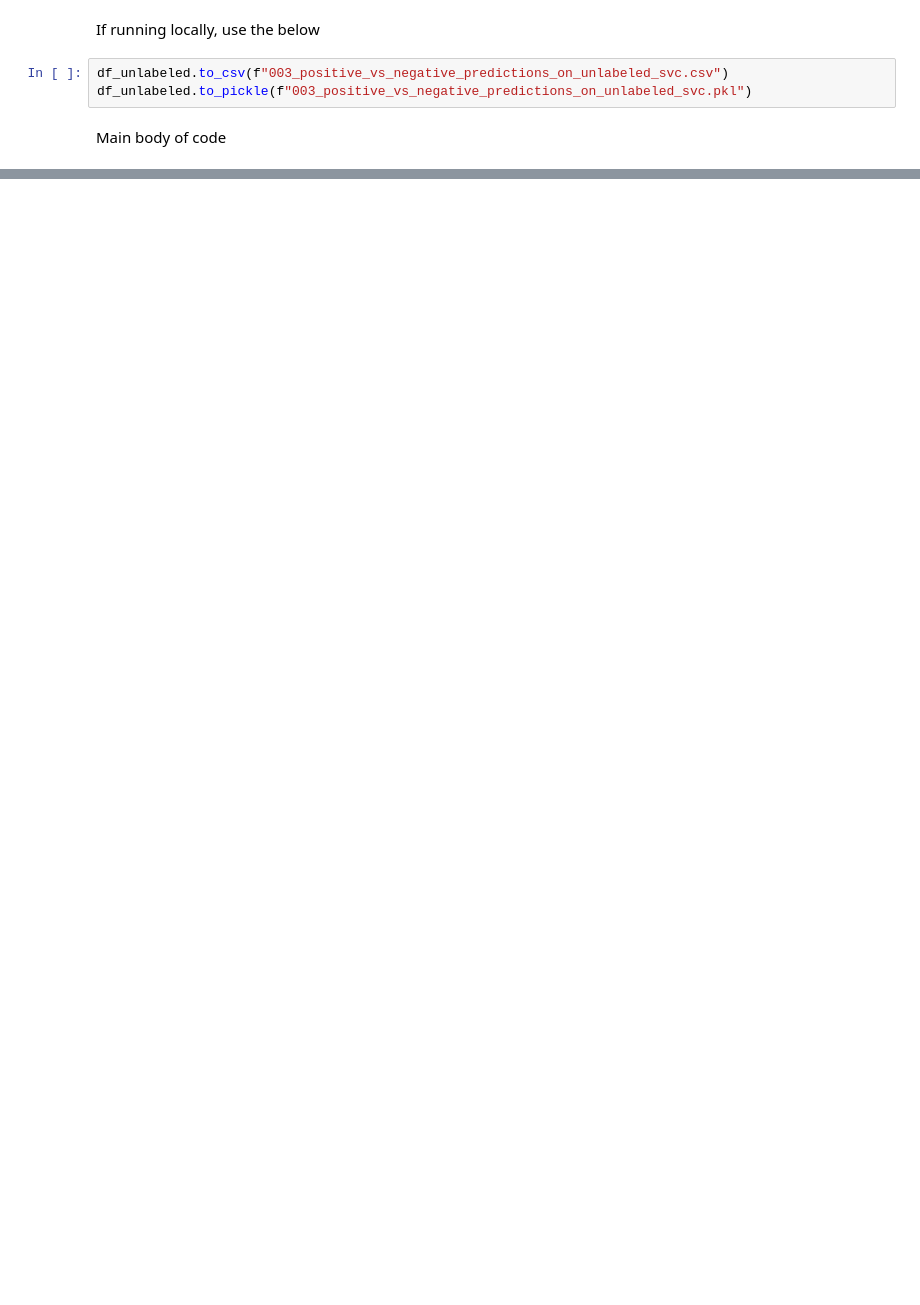
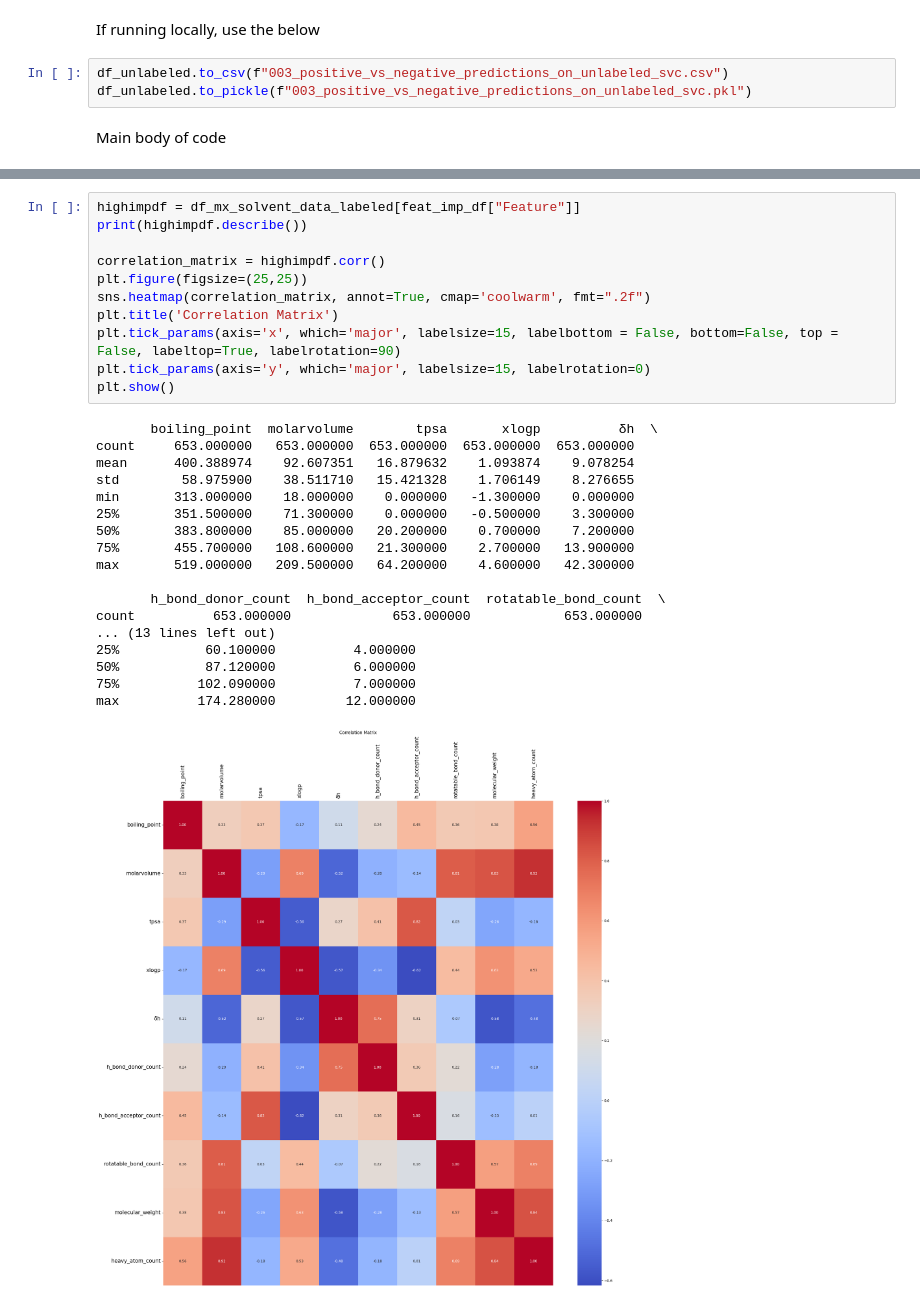
Before and after one commit to LRoch812/MXene_Solvent, a Jupyter notebook: training/HSP/003-PNU learning-svc.ipynb, the cells around one changed output, grey strips where cells are left out. Drawn from its saved outputs; the diff is of its cells as text; blank space fills up the shorter version.

Commit message:
added pearson correlation studies

```diff
--- a/training/HSP/003-PNU learning-svc.ipynb
+++ b/training/HSP/003-PNU learning-svc.ipynb
@@ -318,0 +323,30 @@ Passing `palette` without assigning `hue` is deprecated and will be removed in v
+# %%
+highimpdf = df_mx_solvent_data_labeled[feat_imp_df["Feature"]]
+print(highimpdf.describe())
+
+correlation_matrix = highimpdf.corr()
+plt.figure(figsize=(25,25))
+sns.heatmap(correlation_matrix, annot=True, cmap='coolwarm', fmt=".2f")
+plt.title('Correlation Matrix')
+plt.tick_params(axis='x', which='major', labelsize=15, labelbottom = False, bottom=False, top = False, labeltop=True, labelrotation=90)
+plt.tick_params(axis='y', which='major', labelsize=15, labelrotation=0)
+plt.show()
+# %% [output]
+       boiling_point  molarvolume        tpsa       xlogp          δh  \
+count     653.000000   653.000000  653.000000  653.000000  653.000000
+mean      400.388974    92.607351   16.879632    1.093874    9.078254
+std        58.975900    38.511710   15.421328    1.706149    8.276655
+min       313.000000    18.000000    0.000000   -1.300000    0.000000
+25%       351.500000    71.300000    0.000000   -0.500000    3.300000
+50%       383.800000    85.000000   20.200000    0.700000    7.200000
+75%       455.700000   108.600000   21.300000    2.700000   13.900000
+max       519.000000   209.500000   64.200000    4.600000   42.300000
+
+       h_bond_donor_count  h_bond_acceptor_count  rotatable_bond_count  \
+count          653.000000             653.000000            653.000000
+... (13 lines left out)
+25%           60.100000          4.000000
+50%           87.120000          6.000000
+75%          102.090000          7.000000
+max          174.280000         12.000000
+[figure, added]
```
Also changed, not shown: parts of 10 cells of this notebook, 5 other files.
